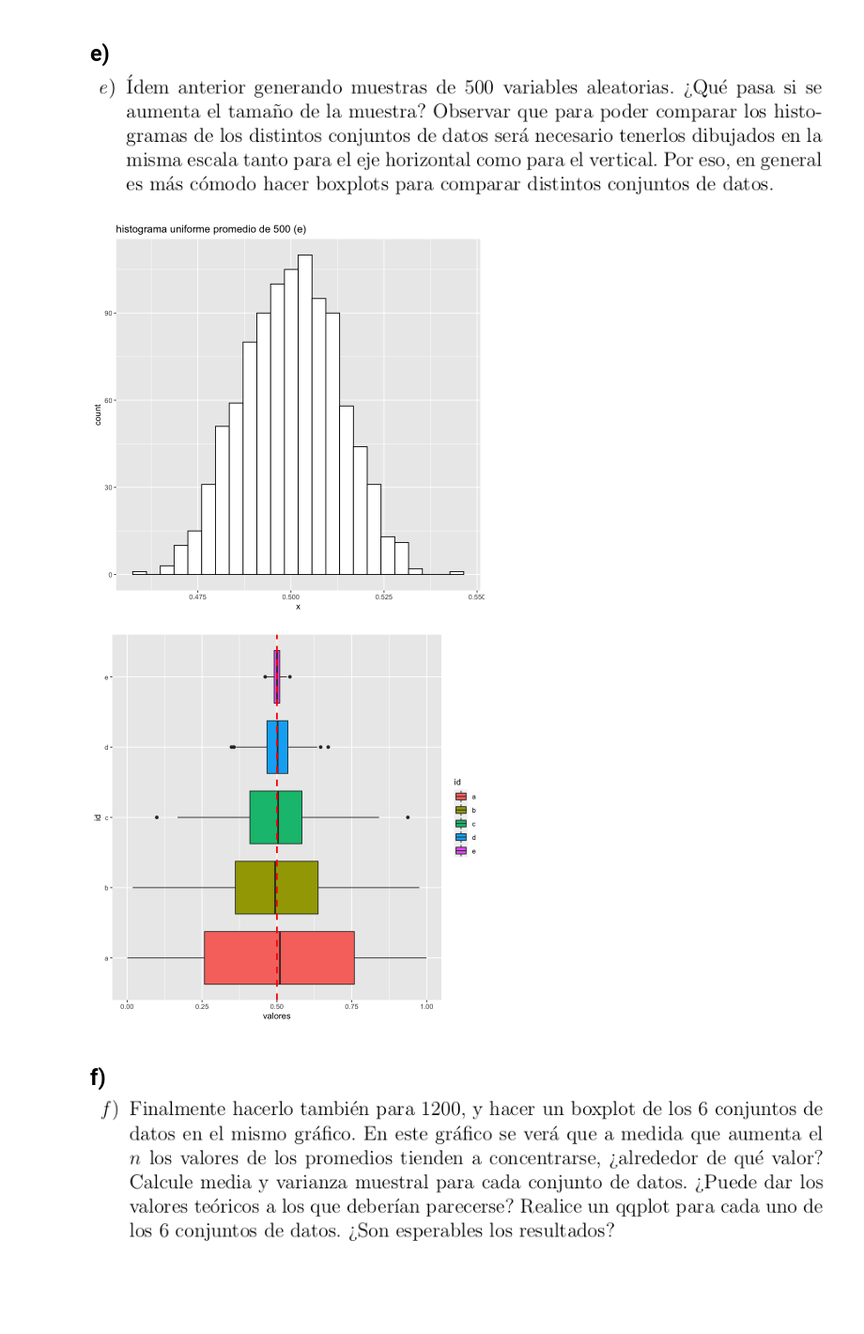
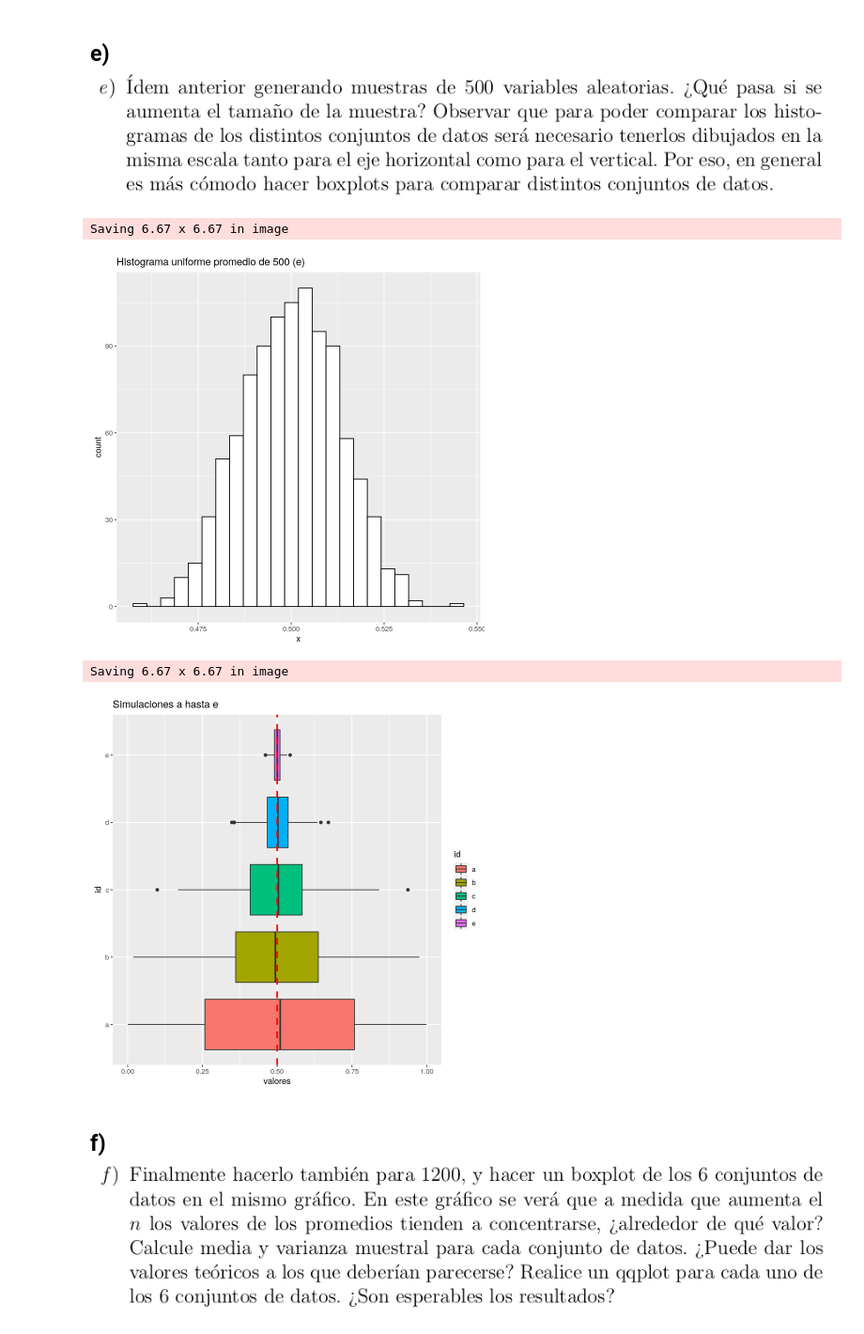
Before and after one commit to fzanollo/proba, a Jupyter notebook: tp/TP.ipynb, the cells around one changed output. Shown at 94% size. Drawn from its saved outputs; the diff is of its cells as text; code cells hidden in the pictures; blank space fills up the shorter version.

```diff
--- a/tp/TP.ipynb
+++ b/tp/TP.ipynb
@@ -59,16 +63,21 @@ Que se observa?
 ## e) <img src="attachment:image.png" width="800">
 # %%
 e_datos = replicate(1000, {mean(runif(500))})
-make_histogram(e_datos, "histograma uniforme promedio de 500 (e)")
+make_histogram(e_datos, "Histograma uniforme promedio de 500 (e)", "unif_histograma_e")
 # %% [output]
+Saving 6.67 x 6.67 in image
-[figure, old version]
+[figure, new version]
 # %%
 dat = data.frame(valores=c(a_datos, b_datos, c_datos, d_datos, e_datos), id=rep(c('a','b','c','d','e'),each=1000))
 
 ggplot(dat, aes(x=id, y=valores, fill=id)) +
-  geom_boxplot() + coord_flip() + geom_hline(yintercept = 0.5, linetype="dashed", color = "red", size=1)
+  geom_boxplot() + coord_flip() + geom_hline(yintercept = 0.5, linetype="dashed", color = "red", size=1) +
+  ggtitle("Simulaciones a hasta e")
+
+ggsave("imagenes/ej_e_boxplot", device = "png")
 # %% [output]
+Saving 6.67 x 6.67 in image
-[figure, old version]
+[figure, new version]
 # %% [markdown]
 ## f) <img src="attachment:image.png" width="800">
 # %%
```
Also changed, not shown: parts of 13 cells of this notebook, 30 other files.
